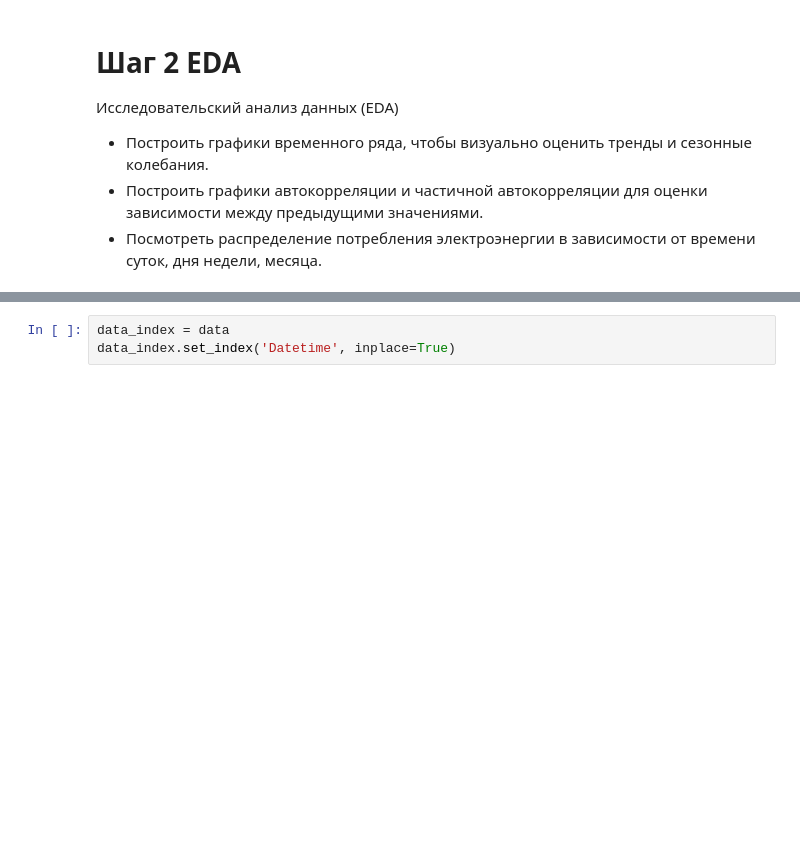
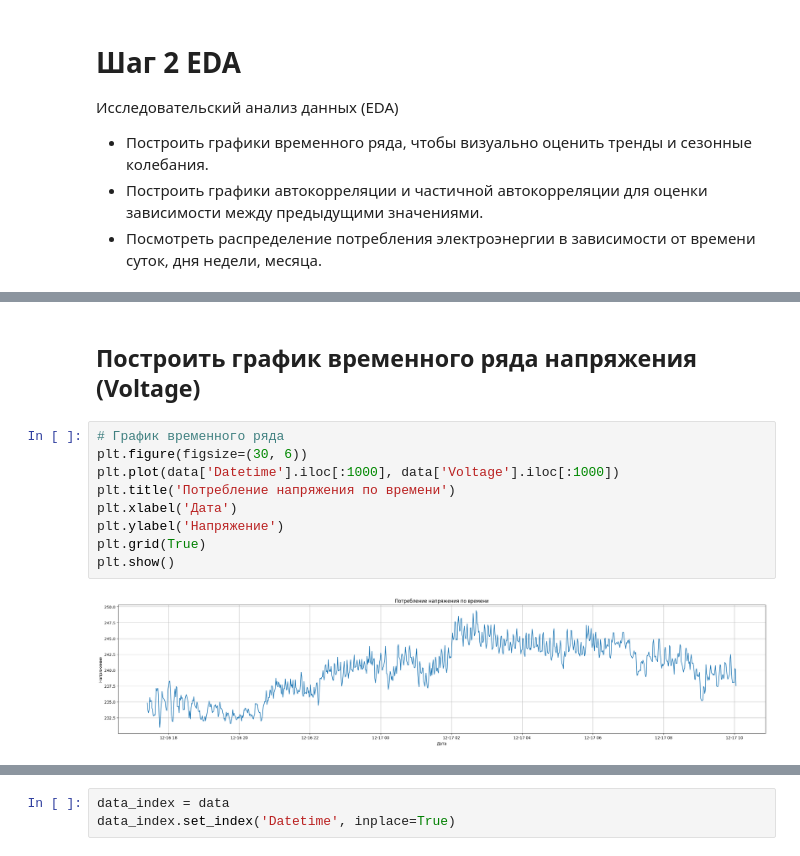
Before and after one commit to zyf2021/Forecasting-electricity-consumption, a Jupyter notebook: forecasting-electricity-consumption.ipynb, the cells around one changed output, grey strips where cells are left out. Cells and saved outputs as stored; diff of their text form; blank space fills up the shorter version.

```diff
--- a/forecasting-electricity-consumption.ipynb
+++ b/forecasting-electricity-consumption.ipynb
@@ -175,0 +262,13 @@ plt.show()
+# %% [markdown]
+## Построить график временного ряда напряжения (Voltage)
+# %%
+# График временного ряда
+plt.figure(figsize=(30, 6))
+plt.plot(data['Datetime'].iloc[:1000], data['Voltage'].iloc[:1000])
+plt.title('Потребление напряжения по времени')
+plt.xlabel('Дата')
+plt.ylabel('Напряжение')
+plt.grid(True)
+plt.show()
+# %% [output]
+[figure, added]
```
Also changed, not shown: parts of 64 cells of this notebook.
